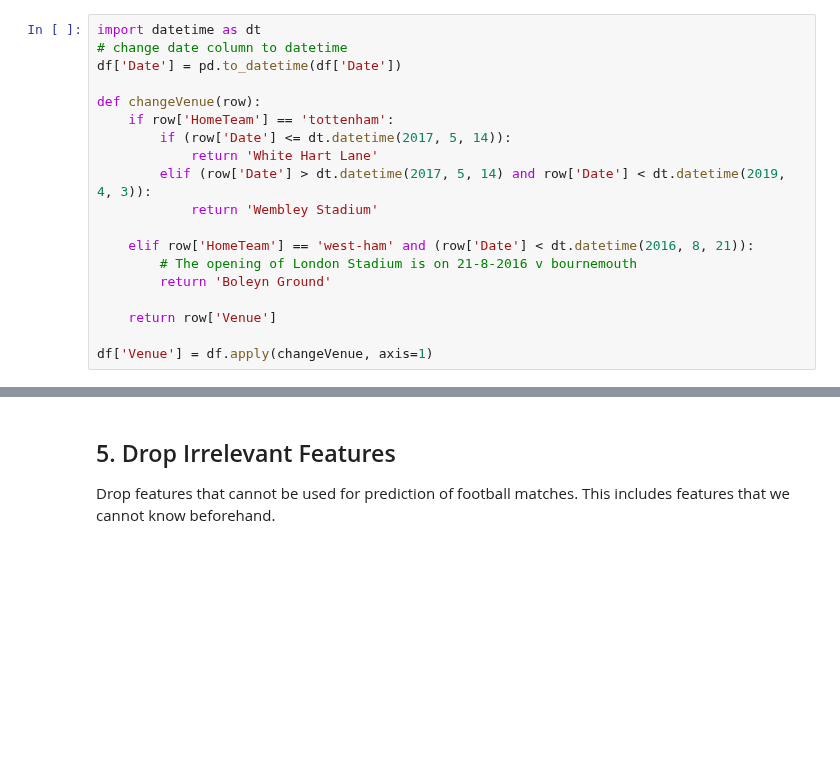
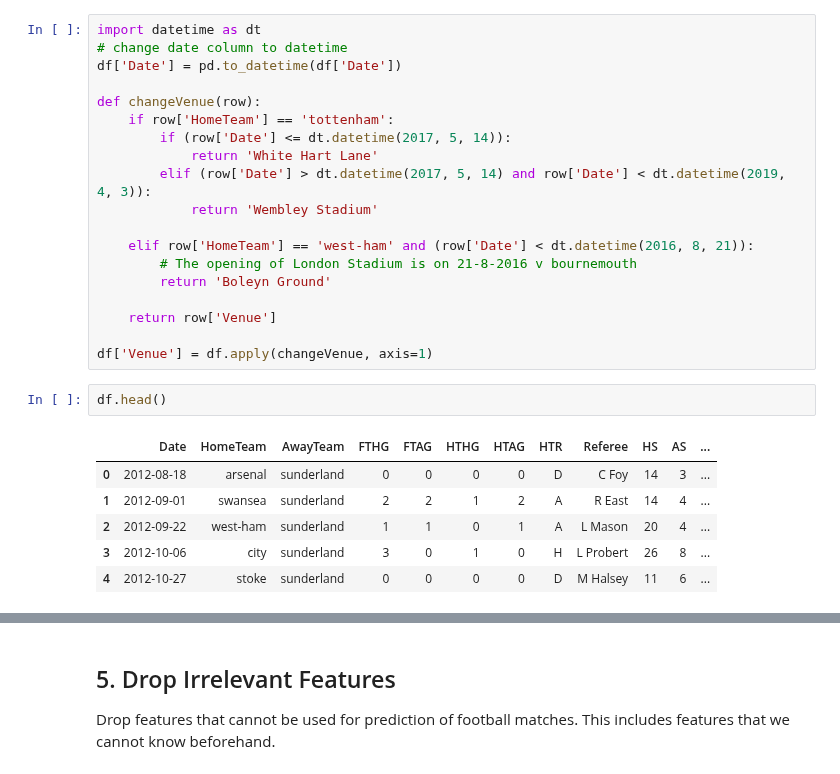
Before and after one commit to schoibs/football-match-prediction, a Jupyter notebook: notebooks/2 EDA & Feature Engineering.ipynb, the cells around one changed output, grey strips where cells are left out. Cells and saved outputs as stored; diff of their text form; blank space fills up the shorter version.

```diff
--- a/notebooks/2 EDA & Feature Engineering.ipynb
+++ b/notebooks/2 EDA & Feature Engineering.ipynb
@@ -2344,3 +2340,12 @@ def changeVenue(row):
     return row['Venue']
 
 df['Venue'] = df.apply(changeVenue, axis=1)
+# %%
+df.head()
+# %% [output]
+|  | Date | HomeTeam | AwayTeam | FTHG | FTAG | HTHG | HTAG | HTR | Referee | HS | AS | ... |
+| 0 | 2012-08-18 | arsenal | sunderland | 0 | 0 | 0 | 0 | D | C Foy | 14 | 3 | ... |
+| 1 | 2012-09-01 | swansea | sunderland | 2 | 2 | 1 | 2 | A | R East | 14 | 4 | ... |
+| 2 | 2012-09-22 | west-ham | sunderland | 1 | 1 | 0 | 1 | A | L Mason | 20 | 4 | ... |
+| 3 | 2012-10-06 | city | sunderland | 3 | 0 | 1 | 0 | H | L Probert | 26 | 8 | ... |
+| 4 | 2012-10-27 | stoke | sunderland | 0 | 0 | 0 | 0 | D | M Halsey | 11 | 6 | ... |
```
Also changed, not shown: parts of 11 cells of this notebook, 15 other files.
